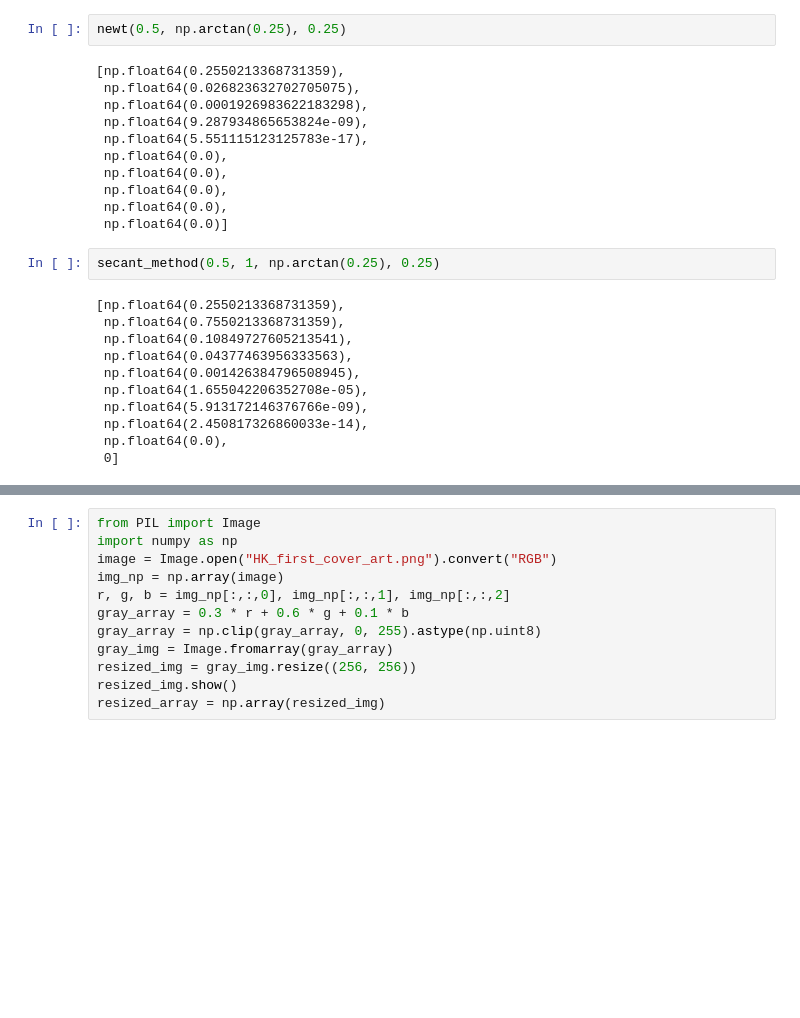
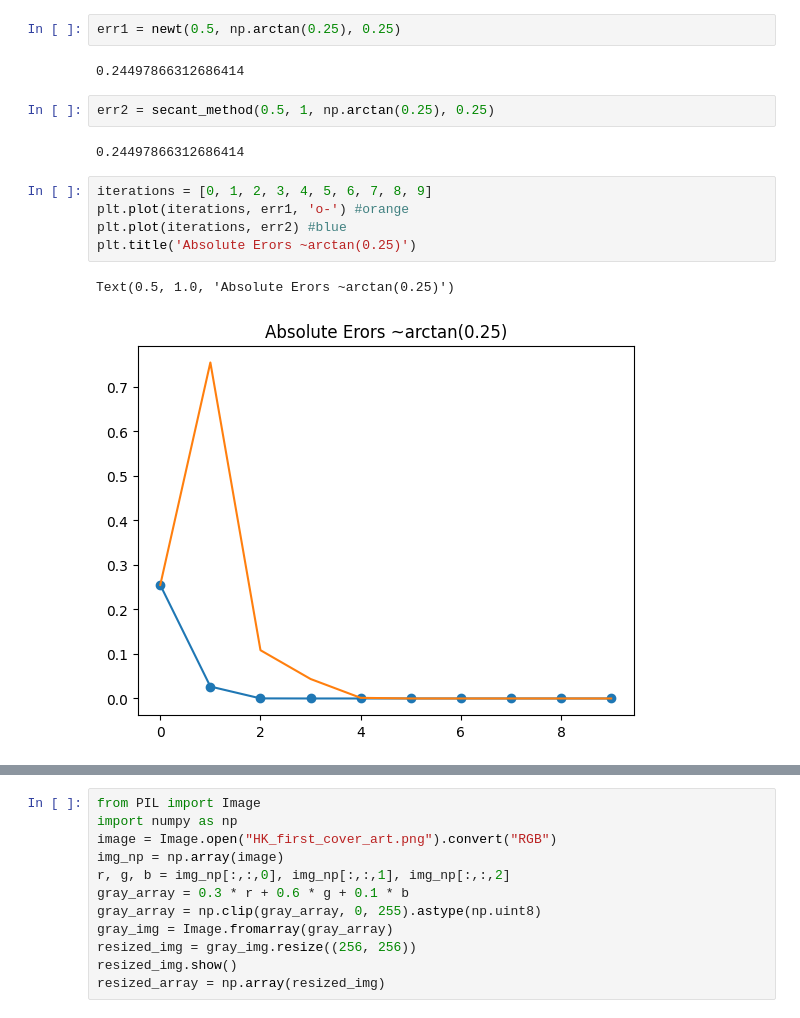
Before and after one commit to brko5178/MathFound, a Jupyter notebook: Assignment5.ipynb, the cells around one changed output, grey strips where cells are left out. Drawn from its saved outputs; the diff is of its cells as text; blank space fills up the shorter version.

```diff
--- a/Assignment5.ipynb
+++ b/Assignment5.ipynb
@@ -37,29 +39,19 @@ def secant_method(x0, x1, target, t, maxIters=10):
     return errors
 # %%
-newt(0.5, np.arctan(0.25), 0.25)
+err1 = newt(0.5, np.arctan(0.25), 0.25)
 # %% [output]
-[np.float64(0.2550213368731359),
- np.float64(0.026823632702705075),
- np.float64(0.0001926983622183298),
- np.float64(9.287934865653824e-09),
- np.float64(5.551115123125783e-17),
- np.float64(0.0),
- np.float64(0.0),
- np.float64(0.0),
- np.float64(0.0),
- np.float64(0.0)]
+0.24497866312686414
 # %%
-secant_method(0.5, 1, np.arctan(0.25), 0.25)
+err2 = secant_method(0.5, 1, np.arctan(0.25), 0.25)
 # %% [output]
-[np.float64(0.2550213368731359),
- np.float64(0.7550213368731359),
- np.float64(0.10849727605213541),
- np.float64(0.04377463956333563),
- np.float64(0.001426384796508945),
- np.float64(1.655042206352708e-05),
- np.float64(5.913172146376766e-09),
- np.float64(2.450817326860033e-14),
- np.float64(0.0),
- 0]
+0.24497866312686414
+# %%
+iterations = [0, 1, 2, 3, 4, 5, 6, 7, 8, 9]
+plt.plot(iterations, err1, 'o-') #orange
+plt.plot(iterations, err2) #blue
+plt.title('Absolute Erors ~arctan(0.25)')
+# %% [output]
+Text(0.5, 1.0, 'Absolute Erors ~arctan(0.25)')
+[figure, added]
 # %%
 newt_err = newt(0.5, np.arctan(0.5), 0.5)
```
Also changed, not shown: parts of 26 cells of this notebook.
